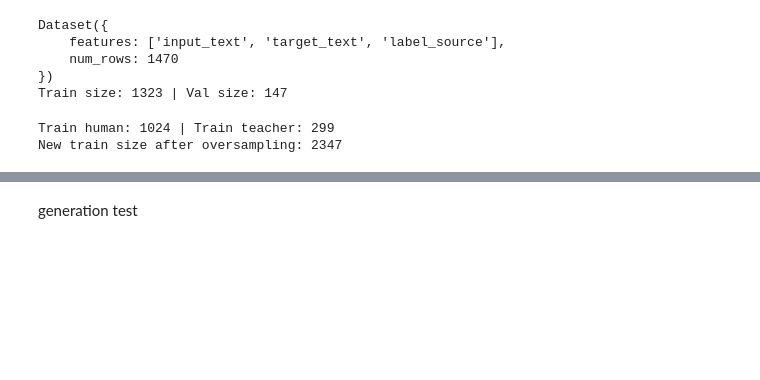
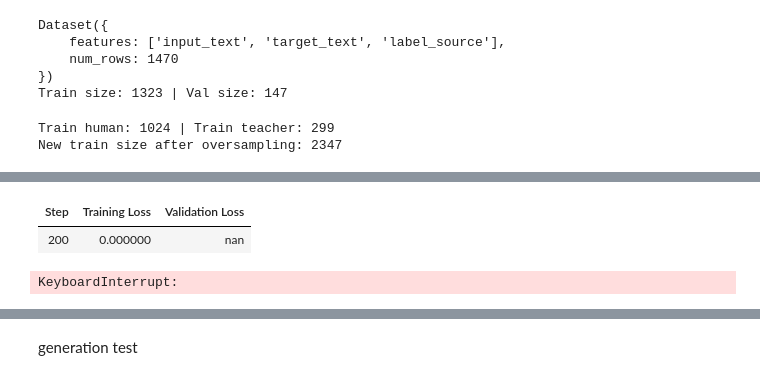
Before and after one commit to brarbrb/Whatsapp_webApp_-Django-, a Jupyter notebook: RAG/distillation.ipynb, the cells around one changed output, grey strips where cells are left out. Drawn from its saved outputs; the diff is of its cells as text; code cells hidden in the pictures; blank space fills up the shorter version.

```diff
--- a/RAG/distillation.ipynb
+++ b/RAG/distillation.ipynb
@@ -667,7 +474,7 @@ for idx, row in rows_to_fix.iterrows():
 # %% [output]
 Rows with 'audio omitted' in target_text: 153
 # %%
-OUTPUT_JSONL = r"RAG_data\distillation_dataset_clean.jsonl"  # clean appended file
+OUTPUT_JSONL = "RAG_data/distillation_dataset_clean.jsonl"  # clean appended file
 # %%
 print("Final cleaned rows:", len(df))
 
@@ -684,7 +491,7 @@ Appended cleaned rows to RAG_data\distillation_dataset_clean.jsonl
 # %% [markdown]
 ## Runing fine-tune
 # %%
-output_dir = r"Fine_Tune\distilled\KB_lora"
+output_dir = "/home/student/Whatsapp_webApp_-Django-/Fine_Tune/distilled/KB_lora"
 max_len = 800
 # %%
 ds = load_dataset("json", data_files={"data": OUTPUT_JSONL})["data"]
@@ -719,9 +526,17 @@ tok = AutoTokenizer.from_pretrained(MODEL_ID)
 if tok.pad_token is None:
     tok.pad_token = tok.eos_token
 
+bnb_config = BitsAndBytesConfig(
+    load_in_4bit=True,
+    bnb_4bit_use_double_quant=True,
+    bnb_4bit_quant_type="nf4",
+    bnb_4bit_compute_dtype=torch.float16,
+)
+
 base = AutoModelForCausalLM.from_pretrained(
     MODEL_ID,
+    quantization_config=bnb_config,
     device_map="auto",
-    torch_dtype="auto",
 )
+
 base.config.pad_token_id = tok.pad_token_id
@@ -741,3 +551,6 @@ lora_config = LoraConfig(
 
 model = get_peft_model(base, lora_config)
 model.print_trainable_parameters()
+# to save memory
+model.gradient_checkpointing_enable()
+model.config.use_cache = False
@@ -787,33 +617,52 @@ len(train_tok), len(val_tok)
 # %%
-data_collator = DataCollatorForLanguageModeling(
-    tokenizer=tok,
-    mlm=False,   # no random masking; we already set labels
-)
+# data_collator = DataCollatorForLanguageModeling(
+#     tokenizer=tok,
+#     mlm=False,   # no random masking; we already set labels
+# )
+# data_collator = default_data_collator
 
-training_args = TrainingArguments(
+# training_args = TrainingArguments(
+#     output_dir=output_dir,
+#     per_device_train_batch_size=4,
+#     per_device_eval_batch_size=4,
+#     gradient_accumulation_steps=4,
+#     evaluation_strategy="no",
+#     eval_steps=500,
+#     logging_steps=100,
+#     save_steps=1000,
+#     save_total_limit=3,
+#     num_train_epochs=3,
+#     learning_rate=2e-4,
+#     warmup_ratio=0.03,
+#     fp16=torch.cuda.is_available(),
+#     bf16=False,
+#     report_to="none",
+# )
+args = TrainingArguments(
     output_dir=output_dir,
-    per_device_train_batch_size=4,
-    per_device_eval_batch_size=4,
-    gradient_accumulation_steps=4,
-    evaluation_strategy="steps",
-    eval_steps=500,
-    logging_steps=100,
-    save_steps=1000,
-    save_total_limit=3,
-    num_train_epochs=3,
+    num_train_epochs=4,
+    per_device_train_batch_size=2,
+    per_device_eval_batch_size=2,
+    gradient_accumulation_steps=16,
+    fp16=True,
     learning_rate=2e-4,
-    warmup_ratio=0.03,
-    fp16=True,     # if GPU supports it
-    bf16=False,    # True if on A100 etc.
+    logging_steps=50,
+    eval_strategy="steps",
+    eval_steps=200,
+    save_steps=200,
+    save_total_limit=2,
     report_to="none",
+    gradient_checkpointing=True,
+    gradient_checkpointing_kwargs={"use_reentrant": False},  # to avoid warning
+    lr_scheduler_type="cosine",
+    warmup_ratio=0.03
 )
 
 trainer = Trainer(
     model=model,
-    args=training_args,
+    args=args,
     train_dataset=train_tok,
     eval_dataset=val_tok,
-    data_collator=data_collator,
 )
-
 trainer.train()
+# %% [output]
@@ -819,0 +670,3 @@ trainer.train()
+| Step | Training Loss | Validation Loss |
+| 200 | 0.000000 | nan |
+KeyboardInterrupt:
```
Also changed, not shown: parts of 34 cells of this notebook, 3 other files.
